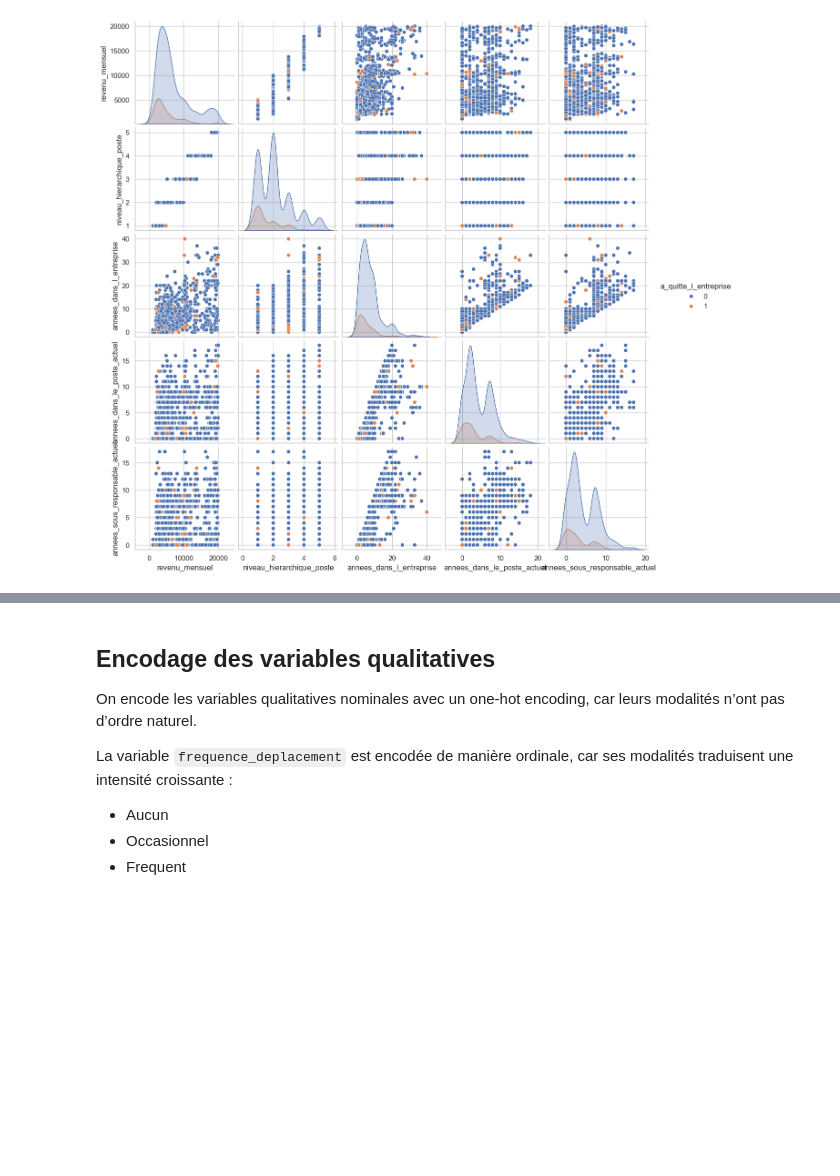
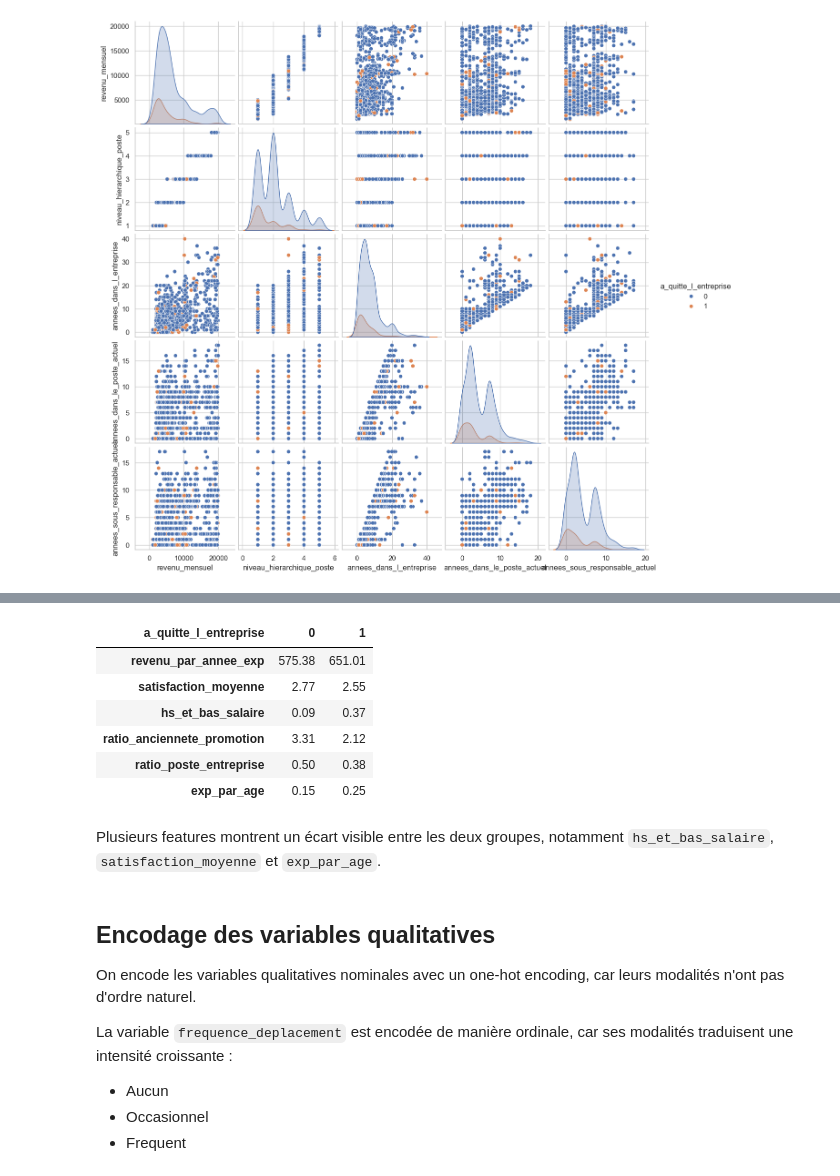
Before and after one commit to G-Hostin/employee-attrition-classification, a Jupyter notebook: notebooks/02_preparation_modelisation.ipynb, the cells around one changed output, grey strips where cells are left out. Saved outputs shown, nothing was run; the diff lists cells and outputs as text; code cells hidden in the pictures; blank space fills up the shorter version.

```diff
--- a/notebooks/02_preparation_modelisation.ipynb
+++ b/notebooks/02_preparation_modelisation.ipynb
@@ -202,7 +332,20 @@ cols_high_corr_to_drop = ["niveau_hierarchique_poste"]
+# %%
+# Comparaison des moyennes entre employés partis et restés
+df_eng.groupby("a_quitte_l_entreprise")[new_features].mean().T.round(2)
+# %% [output]
+| a_quitte_l_entreprise | 0 | 1 |
+| revenu_par_annee_exp | 575.38 | 651.01 |
+| satisfaction_moyenne | 2.77 | 2.55 |
+| hs_et_bas_salaire | 0.09 | 0.37 |
+| ratio_anciennete_promotion | 3.31 | 2.12 |
+| ratio_poste_entreprise | 0.50 | 0.38 |
+| exp_par_age | 0.15 | 0.25 |
+# %% [markdown]
+Plusieurs features montrent un écart visible entre les deux groupes, notamment `hs_et_bas_salaire`, `satisfaction_moyenne` et `exp_par_age`.
 # %% [markdown]
 ## Encodage des variables qualitatives
 
-On encode les variables qualitatives nominales avec un one-hot encoding, car leurs modalités n’ont pas d’ordre naturel.
+On encode les variables qualitatives nominales avec un one-hot encoding, car leurs modalités n'ont pas d'ordre naturel.
 
 La variable `frequence_deplacement` est encodée de manière ordinale, car ses modalités traduisent une intensité croissante :
 - Aucun
```
Also changed, not shown: parts of 22 cells of this notebook, 4 other files.
